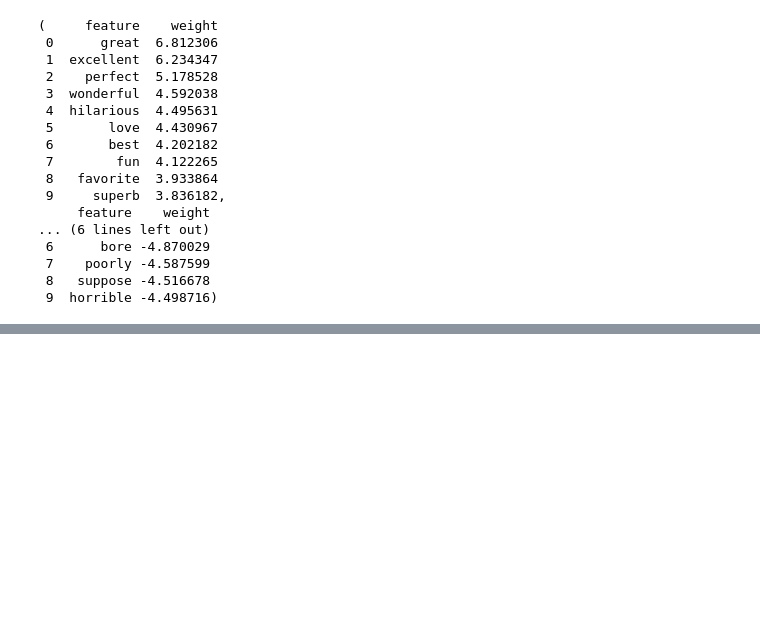
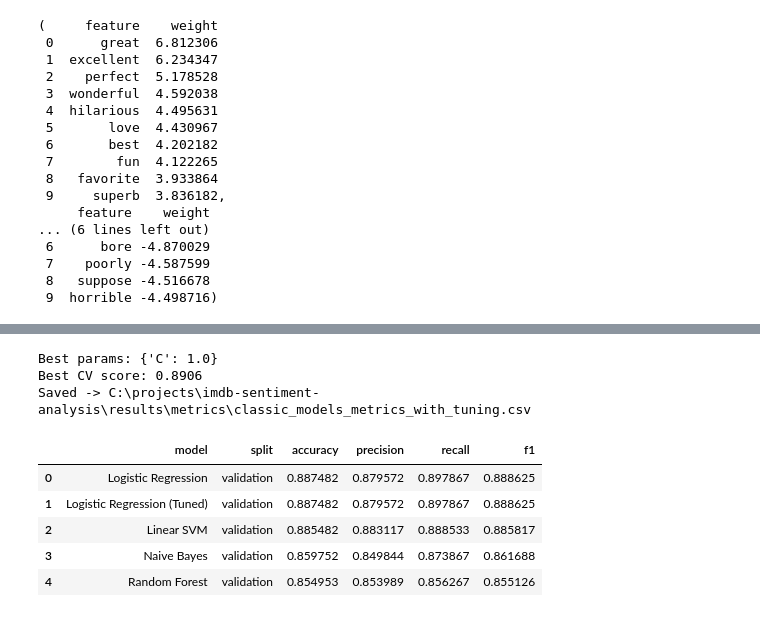
Before and after one commit to Lidizz/imdb-sentiment-analysis, a Jupyter notebook: notebooks/03_classic_ml_models.ipynb, the cells around one changed output, grey strips where cells are left out. Drawn from its saved outputs; the diff is of its cells as text; code cells hidden in the pictures; blank space fills up the shorter version.

```diff
--- a/notebooks/03_classic_ml_models.ipynb
+++ b/notebooks/03_classic_ml_models.ipynb
@@ -200,0 +417,36 @@ Saved -> C:\projects\imdb-sentiment-analysis\results\metrics\checkpoint3_feature
+# %%
+grid_search = hyperparameter_tuning(
+    X_train_classic,
+    y_train,
+    param_grid={'C': [0.01, 0.1, 1.0, 10.0, 100.0]},
+    cv=5,
+    scoring='f1',
+)
+
+best_lr = grid_search.best_estimator_
+tuned_lr_val_pred = best_lr.predict(X_val_classic)
+model_predictions['Logistic Regression (Tuned)'] = tuned_lr_val_pred
+trained_models['Logistic Regression (Tuned)'] = best_lr
+
+print('Best params:', grid_search.best_params_)
+print('Best CV score:', f"{grid_search.best_score_:.4f}")
+
+classic_comparison_with_tuned_df = build_model_comparison_table(
+    y_val,
+    model_predictions,
+    split_name='validation',
+)
+classic_tuned_metrics_path = metrics_dir / 'classic_models_metrics_with_tuning.csv'
+save_metrics_table(classic_comparison_with_tuned_df, classic_tuned_metrics_path)
+print(f'Saved -> {classic_tuned_metrics_path}')
+classic_comparison_with_tuned_df
+# %% [output]
+Best params: {'C': 1.0}
+Best CV score: 0.8906
+Saved -> C:\projects\imdb-sentiment-analysis\results\metrics\classic_models_metrics_with_tuning.csv
+|  | model | split | accuracy | precision | recall | f1 |
+| 0 | Logistic Regression | validation | 0.887482 | 0.879572 | 0.897867 | 0.888625 |
+| 1 | Logistic Regression (Tuned) | validation | 0.887482 | 0.879572 | 0.897867 | 0.888625 |
+| 2 | Linear SVM | validation | 0.885482 | 0.883117 | 0.888533 | 0.885817 |
+| 3 | Naive Bayes | validation | 0.859752 | 0.849844 | 0.873867 | 0.861688 |
+| 4 | Random Forest | validation | 0.854953 | 0.853989 | 0.856267 | 0.855126 |
```
Also changed, not shown: parts of 24 cells of this notebook, 12 other files.
